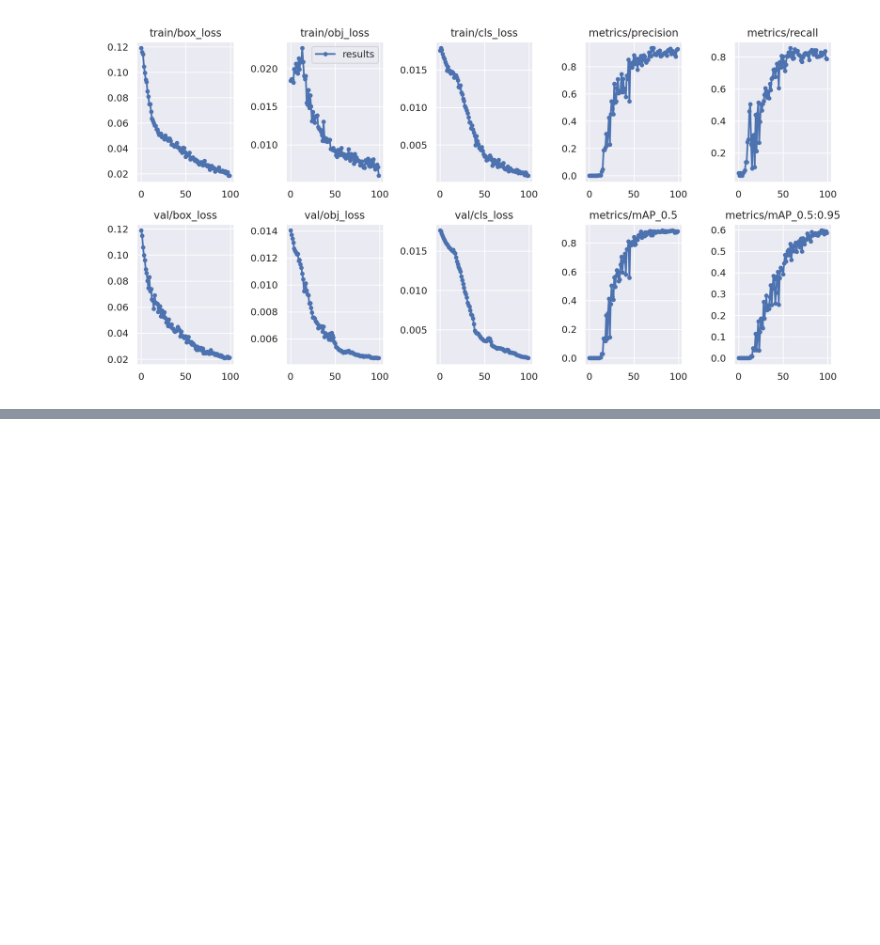
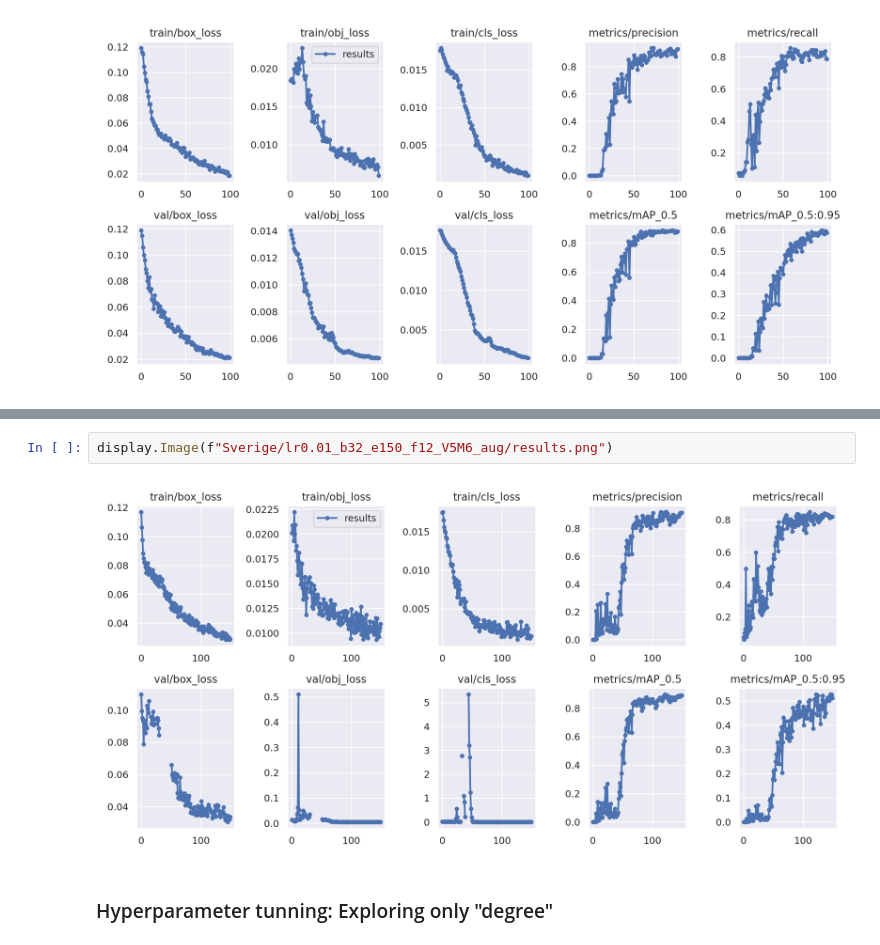
Before and after one commit to DaliaO15/CDHU-katrin_youtube, a Jupyter notebook: prototyping/logo_detection_training/Swedish_model_v5m6_experiments.ipynb, the cells around one changed output, grey strips where cells are left out. Cells and saved outputs as stored; diff of their text form; blank space fills up the shorter version.

```diff
--- a/prototyping/logo_detection_training/Untitled.ipynb
+++ b/prototyping/logo_detection_training/Swedish_model_v5m6_experiments.ipynb
@@ -131,0 +229,6 @@ display.Image(f"Sverige/lr0.01_b64_e100_f12_V5M6/results.png")
+# %%
+display.Image(f"Sverige/lr0.01_b32_e150_f12_V5M6_aug/results.png")
+# %% [output]
+[figure, added]
+# %% [markdown]
+### Hyperparameter tunning: Exploring only "degree"
```
Also changed, not shown: parts of 9 cells of this notebook.
